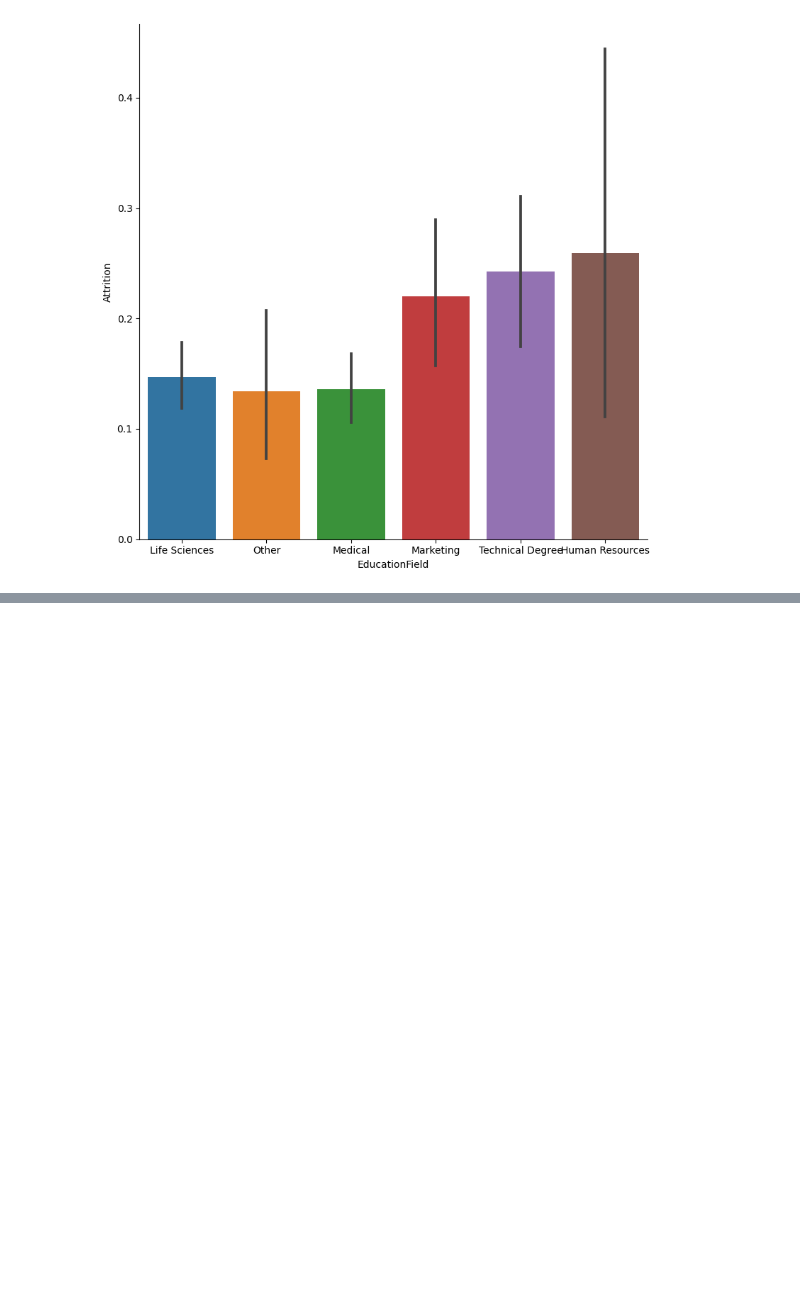
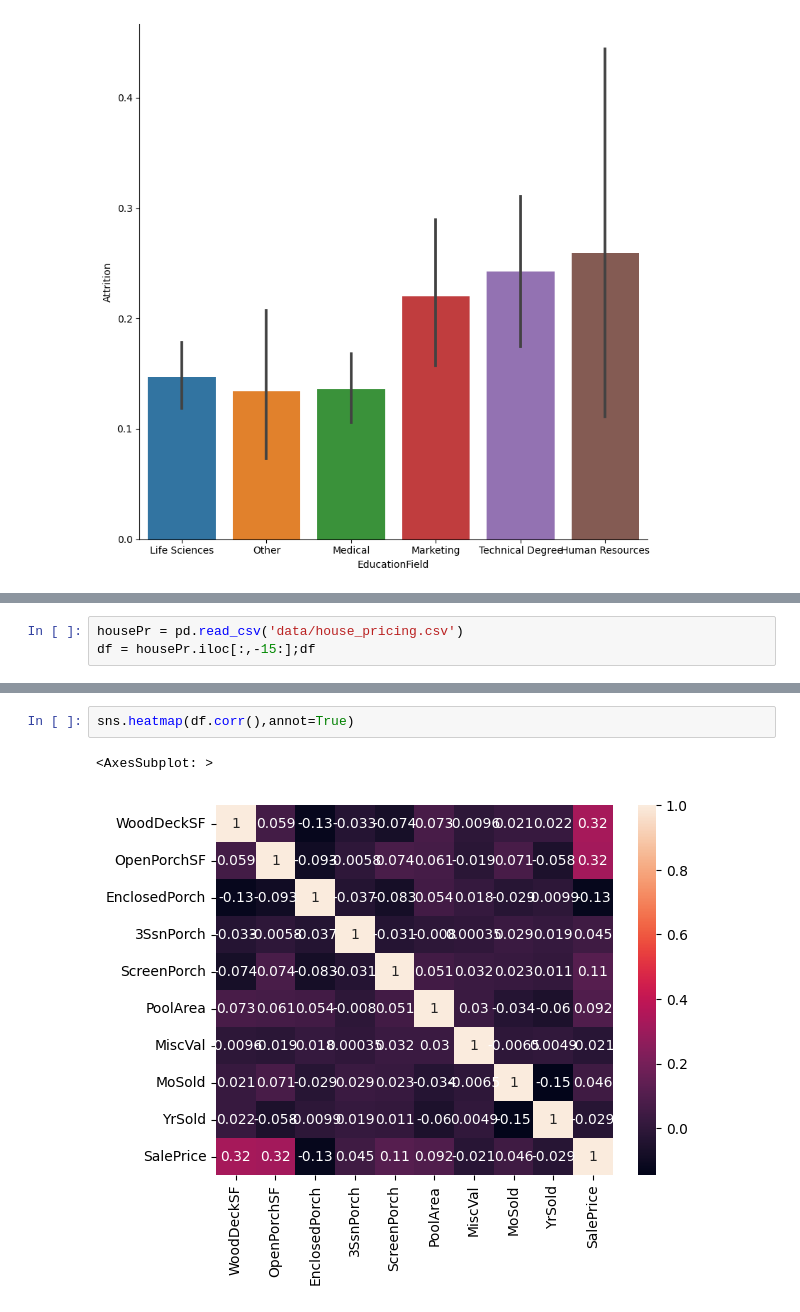
Before and after one commit to Amine-Alami/H3Python, a Jupyter notebook: Data_Visualisation_Statistiques.ipynb, the cells around one changed output, grey strips where cells are left out. Drawn from its saved outputs; the diff is of its cells as text; blank space fills up the shorter version.

```diff
--- a/Data_Visualisation_Statistiques.ipynb
+++ b/Data_Visualisation_Statistiques.ipynb
@@ -201,0 +208,3 @@ sns.catplot(
+# %%
+housePr = pd.read_csv('data/house_pricing.csv')
+df = housePr.iloc[:,-15:];df
@@ -201,0 +239,5 @@ sns.catplot(
+# %%
+sns.heatmap(df.corr(),annot=True)
+# %% [output]
+<AxesSubplot: >
+[figure, added]
```
Also changed, not shown: parts of 4 cells of this notebook, 1 other file.
